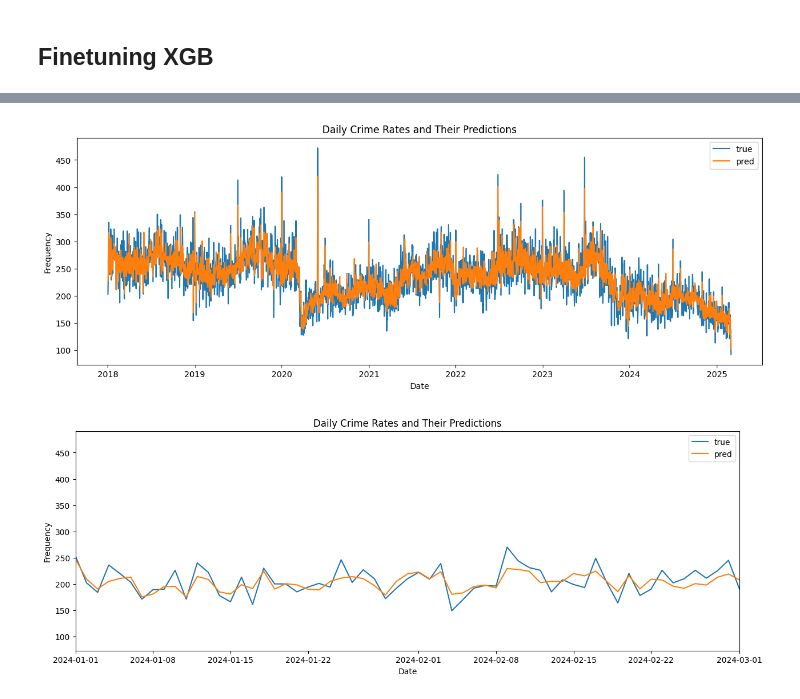
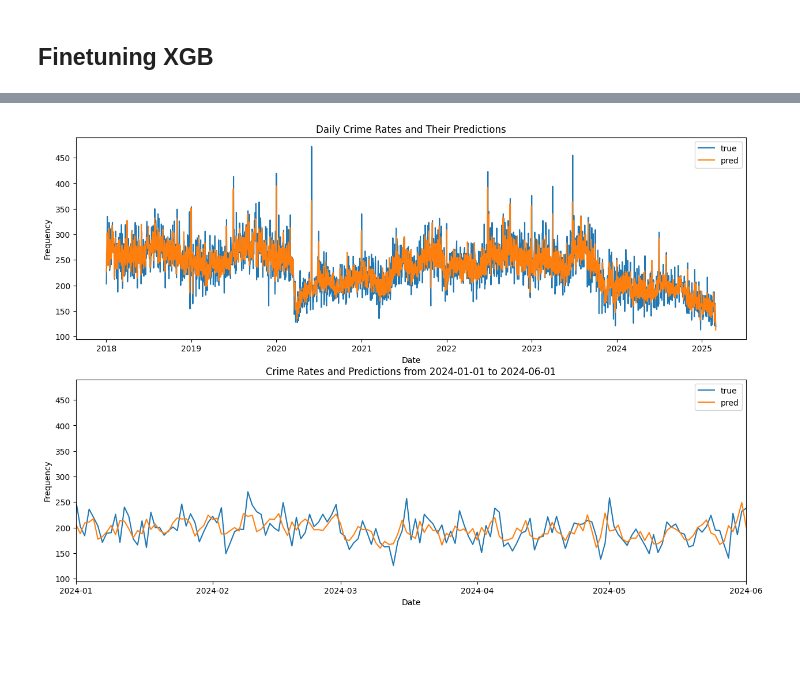
Before and after one commit to rogerwng/SFPD_Crime, a Jupyter notebook: forecasting.ipynb, the cells around one changed output, grey strips where cells are left out. Cells and saved outputs as stored; diff of their text form; code cells hidden in the pictures; blank space fills up the shorter version.

```diff
--- a/forecasting.ipynb
+++ b/forecasting.ipynb
@@ -141,8 +84,0 @@ ts
-# %%
-# date features
-ts['year'] = ts.index.year
-ts['day'] = ts.index.day
-ts['month'] = ts.index.month
-ts['weekend'] = ts.index.weekday >= 5
-ts['holiday'] = ts.index.isin(holidays.US())
-ts
@@ -165,15 +207,17 @@ ts
 ## Forecasting with XGBoost
 # %%
 # simple train test split
-cutoff_date = ts.index[-1] - pd.Timedelta(days=365)
-train = ts[ts.index <= cutoff_date].iloc[:-1].copy()
-test = ts[ts.index > cutoff_date].iloc[:-1].copy()
+tsdata = preprocess(ts)
+tsdata = tsdata.iloc[:-1]
+cutoff_date = tsdata.index[-1] - pd.Timedelta(days=365)
+train = tsdata[tsdata.index <= cutoff_date].copy()
+test = tsdata[tsdata.index > cutoff_date].copy()
 
-fig, ax = plt.subplots(1,1, figsize=(15, 5))
+fig, ax = plt.subplots(1,1, figsize=(15,5))
 ax.plot(train['count'], label='train')
 ax.plot(test['count'], label='test')
 ax.set_title('Daily Crime Rates in San Francisco')
-ax.set_ylabel('Difference')
+ax.set_ylabel('Frequency')
 ax.set_xlabel('Date')
 ax.legend()
 
@@ -359,38 +355,32 @@ best_model.get_params()
 # %%
-# visualizing fit on training data
+# visualizing the fit on training data
 best_model = XGBRegressor(**best_params)
-
-X = ts.drop(labels=['next'], axis=1).iloc[:-1]
-Y = ts['next'].iloc[:-1]
+X = tsdata.drop(labels=['next'], axis=1)
+Y = tsdata['next']
 
 best_model.fit(X,Y)
 preds = best_model.predict(X)
 
-fig, ax = plt.subplots(1, 1, figsize=(15,5))
-ax.plot(ts.index, ts['count'], label='true')
-ax.plot(ts.index[1:], preds, label='pred')
-ax.set_title('Daily Crime Rates and Their Predictions')
-ax.set_xlabel('Date')
-ax.set_ylabel('Frequency')
-ax.legend()
+fig, ax = plt.subplots(2,1, figsize=(15,10))
+ax[0].plot(tsdata['count'], label='true')
+ax[0].plot(tsdata.index, preds, label='pred')
+ax[0].set_title('Daily Crime Rates and Their Predictions')
+ax[0].set_xlabel('Date')
+ax[0].set_ylabel('Frequency')
+ax[0].legend()
+
+# zooming in on particular set of dates
+start_date = "2024-01-01"
+end_date = "2024-06-01"
+
+ax[1].plot(tsdata['count'], label='true')
+ax[1].plot(tsdata.index, preds, label='pred')
+ax[1].set_title(f'Crime Rates and Predictions from {start_date} to {end_date}')
+ax[1].set_xlabel('Date')
+ax[1].set_ylabel('Frequency')
+ax[1].set_xlim(pd.Timestamp(start_date), pd.Timestamp(end_date))
+ax[1].legend()
 
 plt.show()
 # %% [output]
-[figure, old version]
+[figure, new version]
-# %%
-# zoom in on particular set of dates
-start_date = "2024-01-01"
-end_date = "2024-03-01"
-
-fig, ax = plt.subplots(1, 1, figsize=(15,5))
-ax.plot(ts.index, ts['count'], label='true')
-ax.plot(ts.index[1:], preds, label='pred')
-ax.set_title('Daily Crime Rates and Their Predictions')
-ax.set_xlabel('Date')
-ax.set_ylabel('Frequency')
-ax.set_xlim(pd.Timestamp(start_date), pd.Timestamp(end_date))
-ax.legend()
-
-plt.show()
-# %% [output]
-[figure, removed]
```
Also changed, not shown: parts of 20 cells of this notebook.
